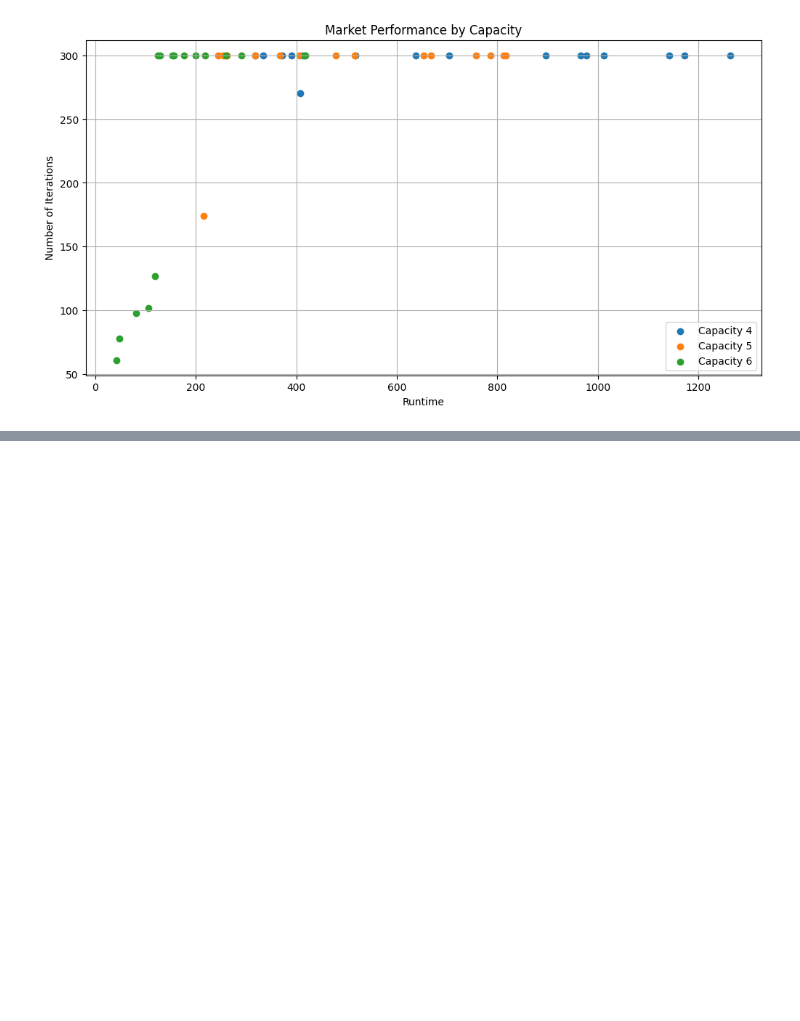
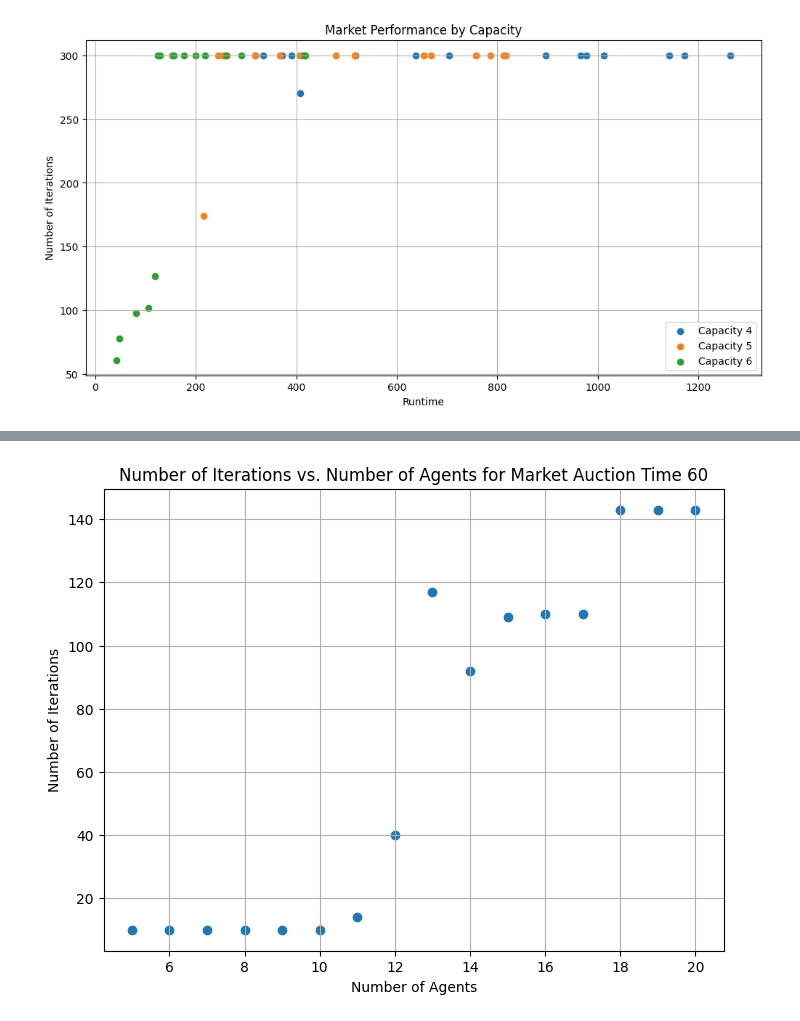
Before and after one commit to sastry-group/Mechanism-Design-for-AAM, a Jupyter notebook: ic/fisher/Fisher_data_reader.ipynb, the cells around one changed output, grey strips where cells are left out. Drawn from its saved outputs; the diff is of its cells as text; code cells hidden in the pictures; blank space fills up the shorter version.

```diff
--- a/ic/fisher/Fisher_data_reader.ipynb
+++ b/ic/fisher/Fisher_data_reader.ipynb
@@ -350,0 +419,16 @@ plt.legend()
+# %%
+filtered_df = combined_df[combined_df["Market_Auction_Start_Time"] == 60]
+
+# Plotting
+plt.figure(figsize=(8, 6))
+plt.title("Number of Iterations vs. Number of Agents for Market Auction Time 60")
+plt.xlabel("Number of Agents")
+plt.ylabel("Number of Iterations")
+plt.grid(True)
+
+plt.scatter(filtered_df["Number_Agents"], filtered_df["Number_Interations"], marker='o')
+
+# plt.legend()
+plt.show()
+# %% [output]
+[figure, added]
```
Also changed, not shown: parts of 4 cells of this notebook, 2 other files.
